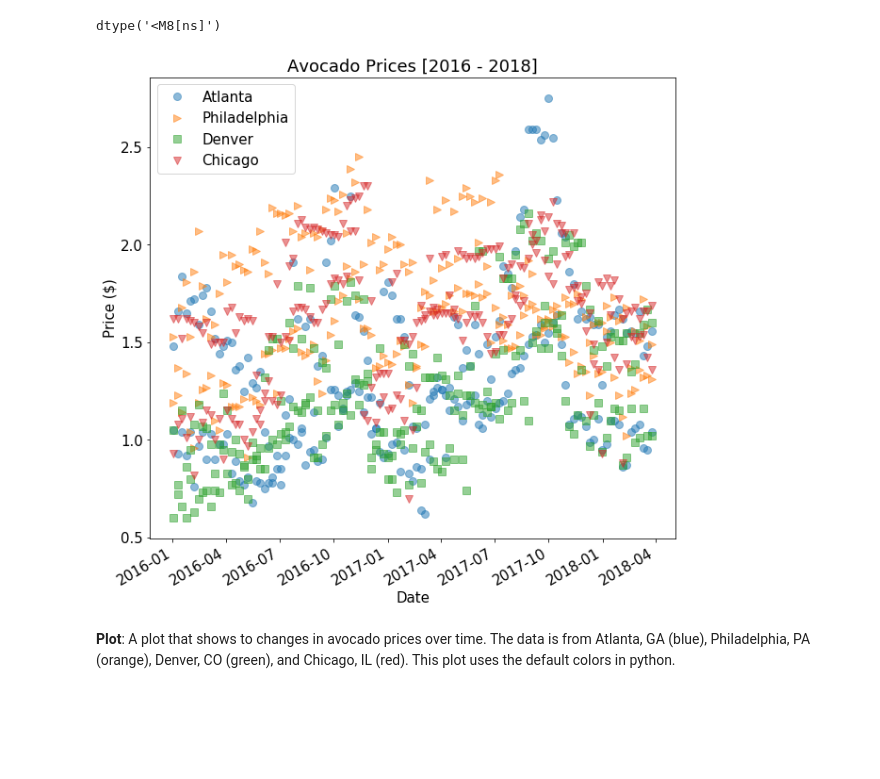
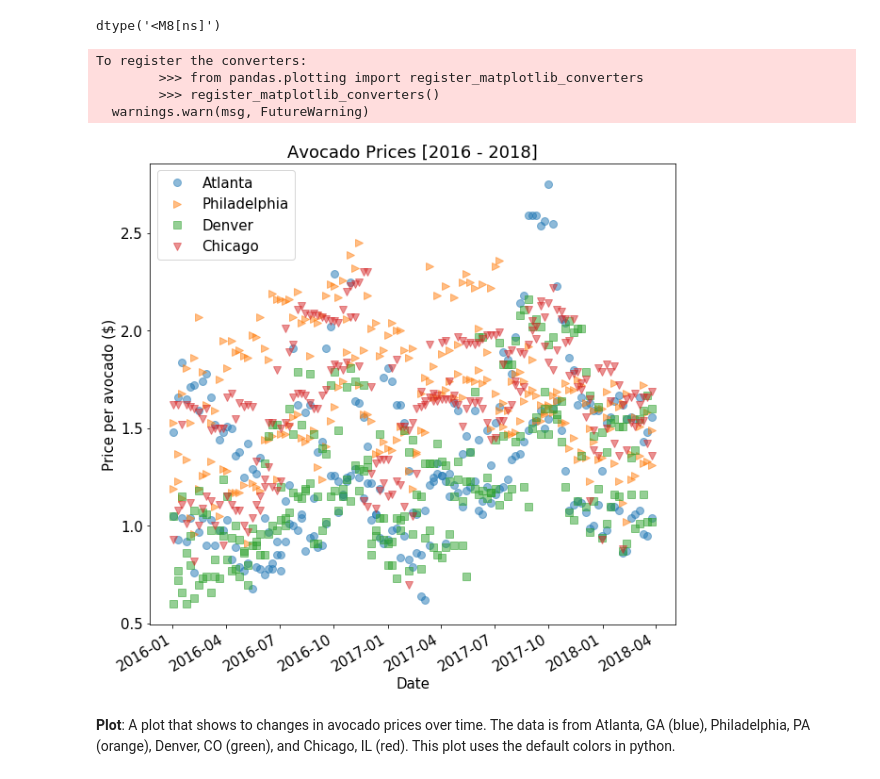
Before and after one commit to fedhere/DSPS_cHarty, a Jupyter notebook: HW8/plot_cHarty.ipynb, the cells around one changed output. Saved outputs shown, nothing was run; the diff lists cells and outputs as text; code cells hidden in the pictures; blank space fills up the shorter version.

```diff
--- a/HW8/plot_cHarty.ipynb
+++ b/HW8/plot_cHarty.ipynb
@@ -60,20 +60,24 @@ avoChicago = avocado[avocado['region'] == 'Chicago']
 # %%
 ax = figure(figsize(10,10))
 pl.plot(avoAtlanta['datetime'], avoAtlanta['AveragePrice'], 'o', alpha = 0.5, ms= 8, label= 'Atlanta',)
 pl.plot(avoPhil['datetime'], avoPhil['AveragePrice'], '>', alpha = 0.5, ms = 8, label = 'Philadelphia')
 pl.plot(avoDenver['datetime'], avoDenver['AveragePrice'], 's', alpha = 0.5, ms = 8, label = 'Denver')
 pl.plot(avoChicago['datetime'], avoChicago['AveragePrice'], 'v', alpha = 0.5, ms = 8, label = 'Chicago')
 
 pl.xticks(fontsize = 15)
 pl.yticks(fontsize = 15)
 
 pl.legend(fontsize = 15)
 pl.xlabel('Date', fontsize = 15)
-pl.ylabel('Price ($)', fontsize = 15)
+pl.ylabel('Price per avocado ($)', fontsize = 15)
 pl.title('Avocado Prices [2016 - 2018]', fontsize = 18)
 
 pl.gcf().autofmt_xdate()
 # %% [output]
+To register the converters:
+        >>> from pandas.plotting import register_matplotlib_converters
+        >>> register_matplotlib_converters()
+  warnings.warn(msg, FutureWarning)
-[figure, old version]
+[figure, new version]
 # %% [markdown]
 **Plot**: A plot that shows to changes in avocado prices over time. The data is from Atlanta, GA (blue), Philadelphia, PA (orange), Denver, CO (green), and Chicago, IL (red). This plot uses the default colors in python.
```
